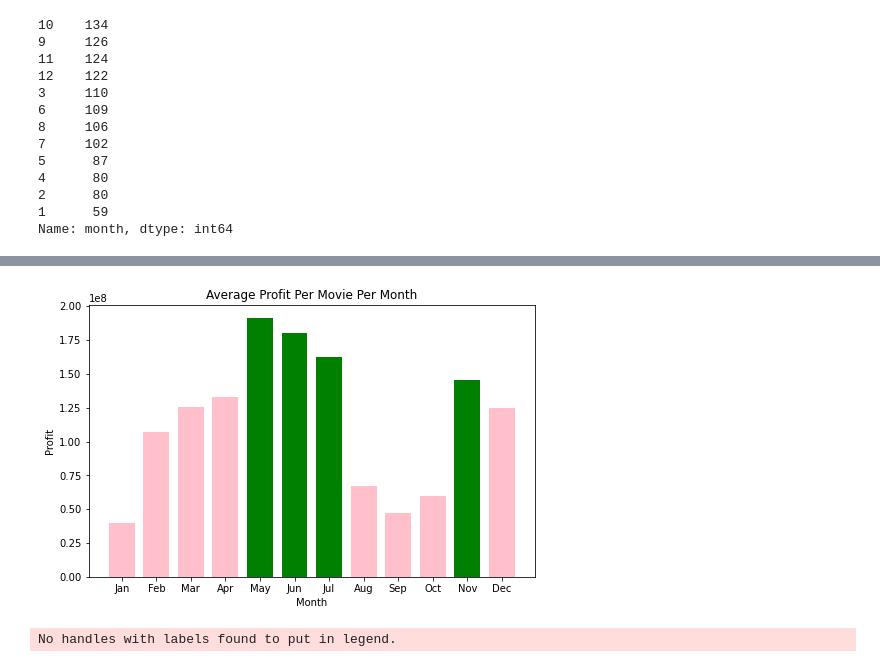
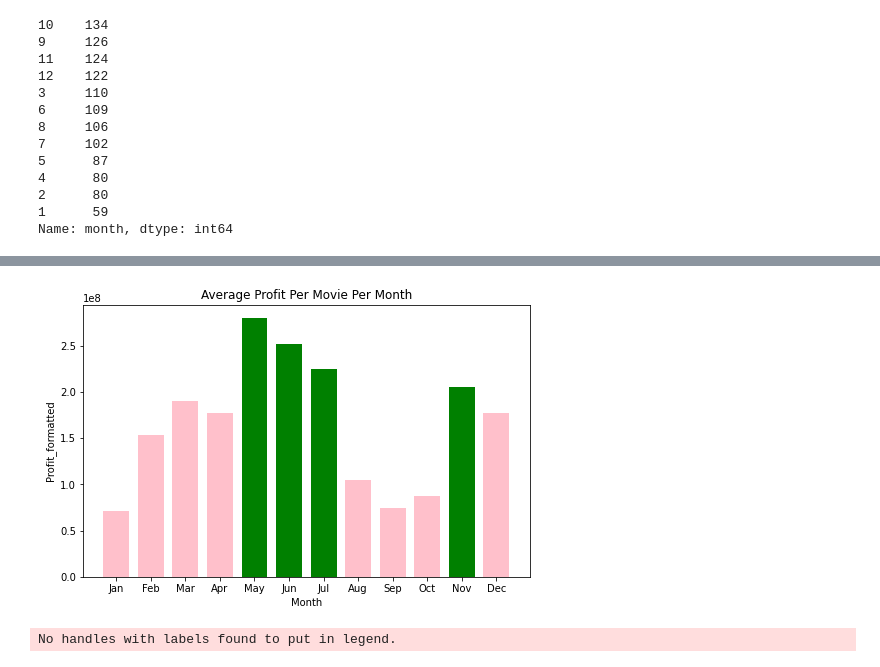
Before and after one commit to ImMaxRoss/Movie_Project, a Jupyter notebook: Anats_Code-Clean.ipynb, the cells around one changed output, grey strips where cells are left out. Drawn from its saved outputs; the diff is of its cells as text; code cells hidden in the pictures.

```diff
--- a/Anats_Code-Clean.ipynb
+++ b/Anats_Code-Clean.ipynb
@@ -400,3 +400,7 @@ Data columns (total 16 columns):
  15  profit_margin      1239 non-null   float64
 dtypes: datetime64[ns](1), float64(8), int64(2), object(5)
 memory usage: 204.6+ KB
+# %%
+#movies_profit['profit'].map("{:,.0f}".format)
+movies_profit['profit_formatted']= '$'+ movies_profit['profit'].map('{:,.0f}'.format)
+movies_profit
@@ -494,31 +533,27 @@ Name: month, dtype: int64
 # %%
-month_profit = movies_profit.groupby(movies_profit.month)['profit'].mean()
+month_profit = movies_profit.groupby(movies_profit.month)['worldwide_gross'].mean()
 y = month_profit.values.tolist()
 x = month_profit.index.tolist()
 # Now, let's plot two variables from the iris dataset
 bar_chart_title = 'Average Profit Per Movie Per Month'
-bar_chart_y_label = 'Profit'
+bar_chart_y_label = 'Profit_formatted'
 bar_chart_x_label = 'Month'
 
 fig, ax = plt.subplots(figsize=(8, 5))
 
 
 ax.bar(x=x, height= y, width=0.75,
        color= ('pink', 'pink', 'pink', 'pink', 'green',
                'green', 'green', 'pink', 'pink', 'pink','green'),
        tick_label=("Jan", "Feb", "Mar", "Apr", "May", "Jun", "Jul",
                  "Aug", "Sep", "Oct", "Nov", "Dec"))
 
 
 plt.title(bar_chart_title)
 ax.set_xlabel(bar_chart_x_label)
 ax.set_ylabel(bar_chart_y_label);
-
-
-# Use seaborn to plot two facets of the above data, colored by the target column
-#ax.bar(y='profit', x='month', data= movies_profit)
 # %% [output]
-[figure, old version]
+[figure, new version]
 # %%
 # Now, let's plot two variables from the iris dataset
 fig, ax = plt.subplots(figsize=(8, 5))
```
Also changed, not shown: parts of 6 cells of this notebook.
